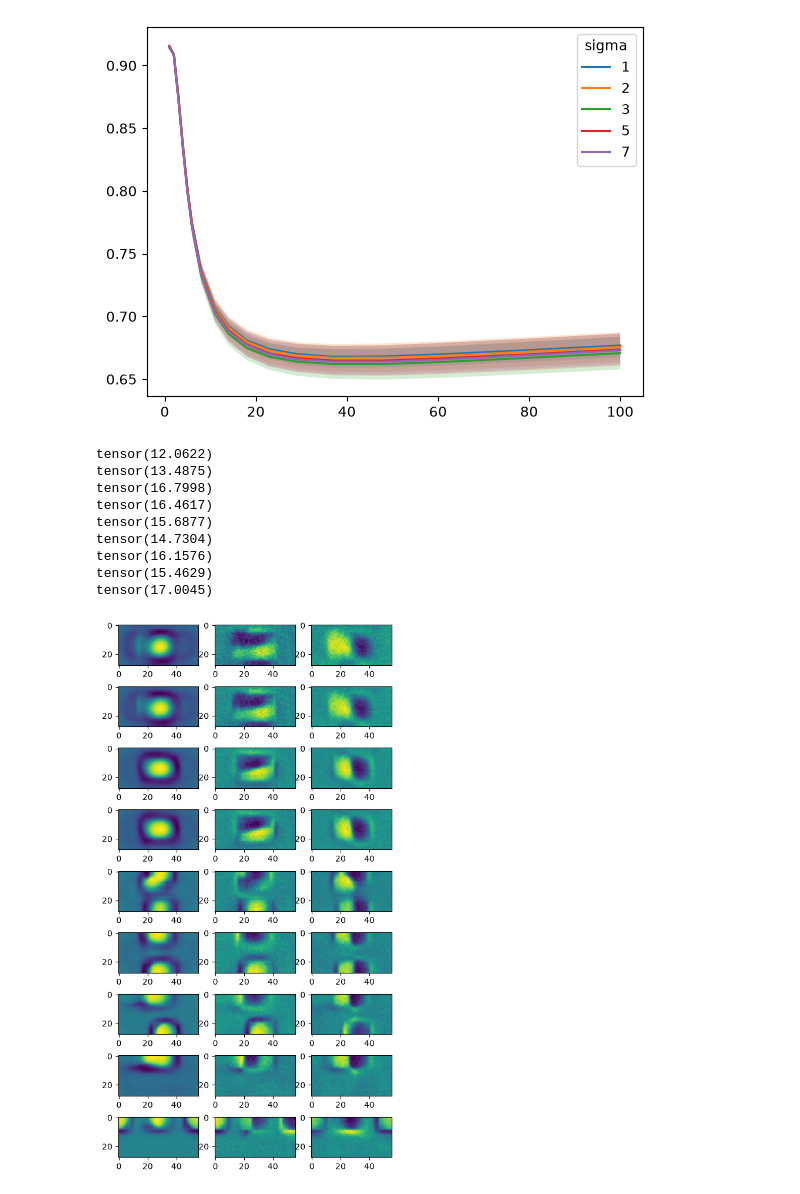
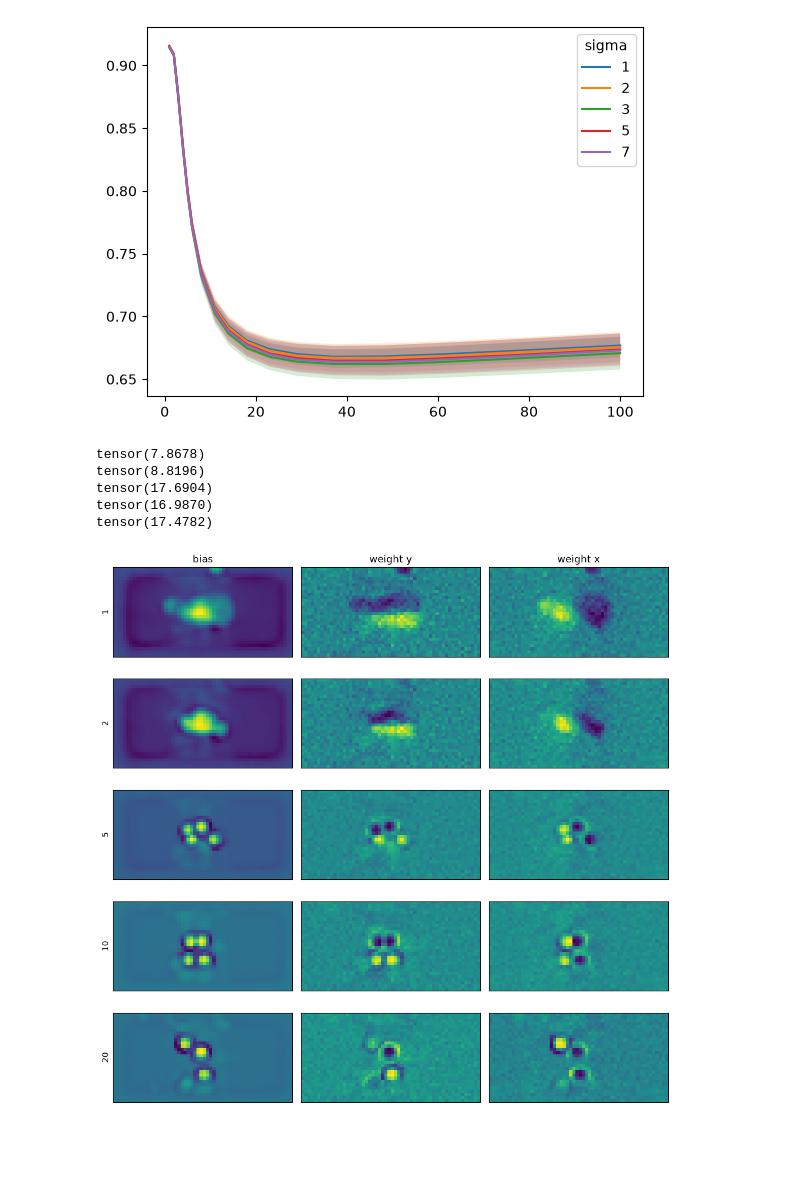
Before and after one commit to NathanSoeding/sensorium, a Jupyter notebook: analysis/entropy_reg.ipynb, the cells around one changed output. Saved outputs shown, nothing was run; the diff lists cells and outputs as text; code cells hidden in the pictures; blank space fills up the shorter version.

```diff
--- a/analysis/entropy_reg.ipynb
+++ b/analysis/entropy_reg.ipynb
@@ -57,11 +57,17 @@ data_keys = list(dataloaders['train'].keys())
 #     100.: ['../training/runs/entropy/entropy1e2_seed0'],
 # }
 
-entropies = ['1e0', '3e0', '1e1', '1.2e1', '1.5e1', '2e1', '2.5e1', '3e1', '1e2']
+# entropies = ['1e0', '3e0', '1e1', '1.2e1', '1.5e1', '2e1', '2.5e1', '3e1', '1e2']
+
+# paths = {}
+# for e in entropies:
+#     paths[e] = [f'../training/runs/entropy/{e}/entropy{e}_seed0']
+
+entropies = [1, 2, 5, 10, 20]
 
 paths = {}
 for e in entropies:
-    paths[e] = [f'../training/runs/entropy/{e}/entropy{e}_seed0']
+    paths[e] = [f'../training/runs/sigma_entropy/sig1/entr{e}/sigma1_entropy{e}_seed0']
 
 models = {}
 for sigma, sig_paths in paths.items():
@@ -83,16 +84,0 @@ Passed `batch_norm_scale` as an iterable, ignoring `final_batchnorm_scale`.
-# %%
-paths = {}
-for w in [1, 2, 3, 5, 7]:
-    paths[w] = [
-        f'../training/runs/entropy/{w}/entropy{w}_seed0',
-        f'../training/runs/entropy/{w}/entropy{w}_seed42',
-        f'../training/runs/entropy/{w}/entropy{w}_seed123',
-    ]
-
-models = {}
-for w, w_paths in paths.items():
-    w_models = []
-    for path in w_paths:
-        model = load_model_from_config(path, dataloaders, device, strict=False)
-        w_models.append(model)
-    models[w] = w_models
@@ -142,11 +108,11 @@ plt.show()
 # %%
 n = 8
-fig, axs = plt.subplots(len(models), n, figsize=(20, 12))
+fig, axs = plt.subplots(len(models), n, figsize=(20, 8))
 neurons = None
 
 for i, (weight, w_models) in enumerate(models.items()):
     model = w_models[0]
-    spatials = torch.cat([model.readout[k].spatial.detach().cpu() for k in [data_keys[0]]])
+    spatials = torch.cat([model.readout[k].spatial.detach().cpu() for k in [data_keys[3]]])
     neurons = torch.randperm(spatials.shape[0])[:n] if neurons is None else neurons
     for j in range(n):
         ax = axs[i][j]
@@ -330,26 +297,32 @@ plt.show()
 # %% [output]
 [figure]
 # %%
-fig, axs = plt.subplots(len(models), 3, figsize=(6, 12))
+fig, axs = plt.subplots(len(models), 3, figsize=(10, 10))
 for i, (e, e_models) in enumerate(models.items()):
     model = e_models[0]
-    ro = model.readout[data_keys[0]]
+    ro = model.readout[data_keys[1]]
     b = ro.spatial_b[0].detach().cpu()
     w0 = ro.spatial_w[0].detach().cpu()
     w1 = ro.spatial_w[1].detach().cpu()
     ax = axs[i]
     ax[0].imshow(b)
     ax[1].imshow(w0)
     ax[2].imshow(w1)
+    ax[0].set_ylabel(e)
+    if i == 0:
+        ax[0].set_title('bias')
+        ax[1].set_title('weight y')
+        ax[2].set_title('weight x')
+    for a in ax:
+        a.set_xticks([])
+        a.set_yticks([])
     print(b.max())
+plt.tight_layout()
+plt.show()
 # %% [output]
-tensor(12.0622)
-tensor(13.4875)
-tensor(16.7998)
-tensor(16.4617)
-tensor(15.6877)
-tensor(14.7304)
-tensor(16.1576)
-tensor(15.4629)
-tensor(17.0045)
+tensor(7.8678)
+tensor(8.8196)
+tensor(17.6904)
+tensor(16.9870)
+tensor(17.4782)
-[figure, old version]
+[figure, new version]
```
Also changed, not shown: parts of 8 cells of this notebook, 3 other files.
